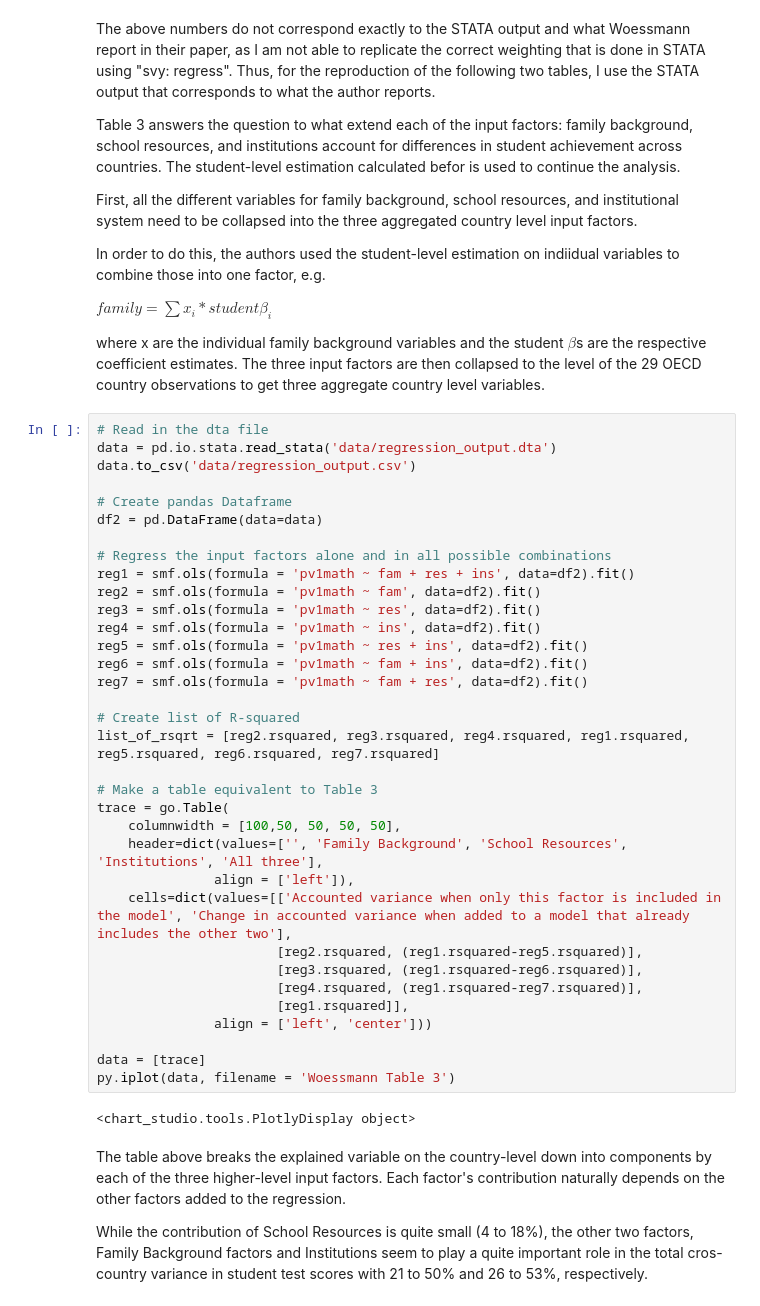
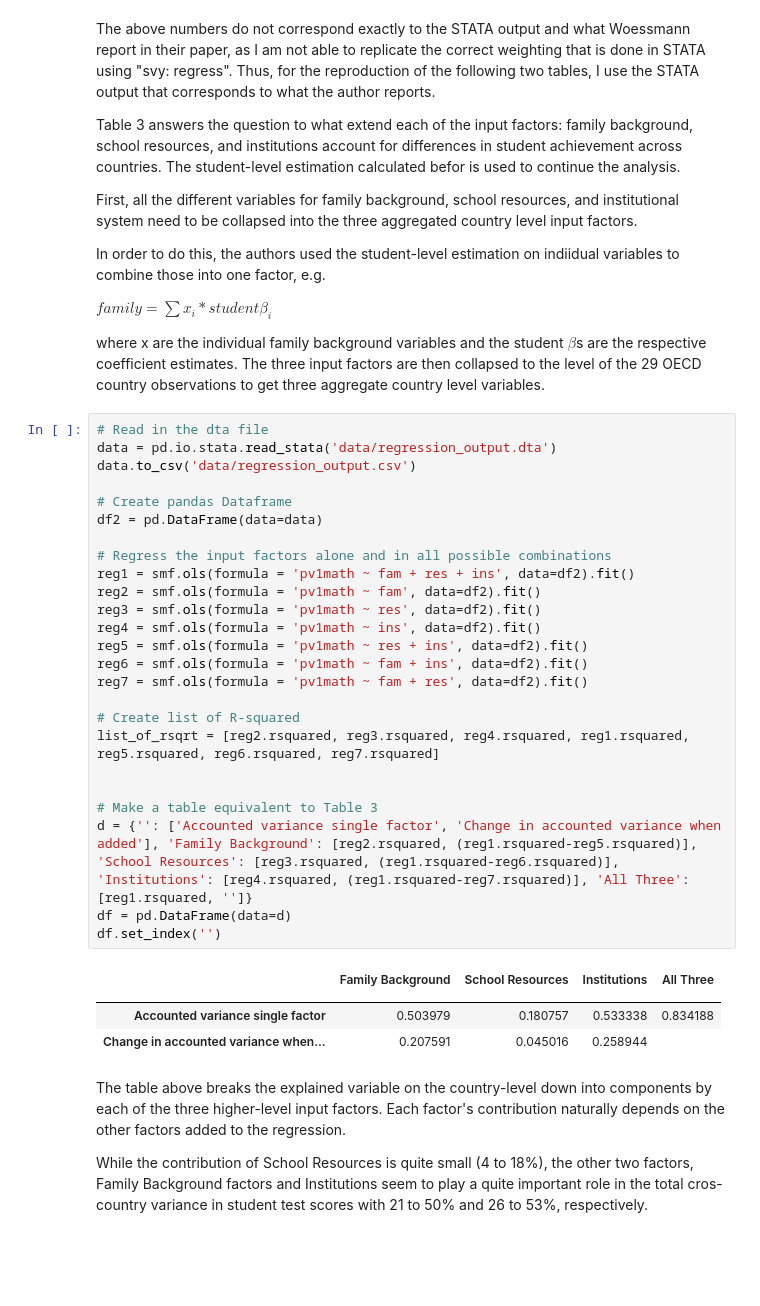
Before and after one commit to MVBrinker/student-project-ELJust, a Jupyter notebook: Woessmann_School_System.ipynb, the cells around one changed output. Drawn from its saved outputs; the diff is of its cells as text; blank space fills up the shorter version.

```diff
--- a/Woessmann_School_System.ipynb
+++ b/Woessmann_School_System.ipynb
@@ -261,39 +274,33 @@ The three input factors are then collapsed to the level of the 29 OECD country o
 # %%
 # Read in the dta file
 data = pd.io.stata.read_stata('data/regression_output.dta')
 data.to_csv('data/regression_output.csv')
 
 # Create pandas Dataframe
 df2 = pd.DataFrame(data=data)
 
 # Regress the input factors alone and in all possible combinations
 reg1 = smf.ols(formula = 'pv1math ~ fam + res + ins', data=df2).fit()
 reg2 = smf.ols(formula = 'pv1math ~ fam', data=df2).fit()
 reg3 = smf.ols(formula = 'pv1math ~ res', data=df2).fit()
 reg4 = smf.ols(formula = 'pv1math ~ ins', data=df2).fit()
 reg5 = smf.ols(formula = 'pv1math ~ res + ins', data=df2).fit()
 reg6 = smf.ols(formula = 'pv1math ~ fam + ins', data=df2).fit()
 reg7 = smf.ols(formula = 'pv1math ~ fam + res', data=df2).fit()
 
 # Create list of R-squared
 list_of_rsqrt = [reg2.rsquared, reg3.rsquared, reg4.rsquared, reg1.rsquared, reg5.rsquared, reg6.rsquared, reg7.rsquared]
 
+
 # Make a table equivalent to Table 3
-trace = go.Table(
-    columnwidth = [100,50, 50, 50, 50],
-    header=dict(values=['', 'Family Background', 'School Resources', 'Institutions', 'All three'],
-               align = ['left']),
-    cells=dict(values=[['Accounted variance when only this factor is included in the model', 'Change in accounted variance when added to a model that already includes the other two'],
-                       [reg2.rsquared, (reg1.rsquared-reg5.rsquared)],
-                       [reg3.rsquared, (reg1.rsquared-reg6.rsquared)],
-                       [reg4.rsquared, (reg1.rsquared-reg7.rsquared)],
-                       [reg1.rsquared]],
-               align = ['left', 'center']))
-
-data = [trace]
-py.iplot(data, filename = 'Woessmann Table 3')
+d = {'': ['Accounted variance single factor', 'Change in accounted variance when added'], 'Family Background': [reg2.rsquared, (reg1.rsquared-reg5.rsquared)], 'School Resources': [reg3.rsquared, (reg1.rsquared-reg6.rsquared)], 'Institutions': [reg4.rsquared, (reg1.rsquared-reg7.rsquared)], 'All Three':[reg1.rsquared, '']}
+df = pd.DataFrame(data=d)
+df.set_index('')
 # %% [output]
-<chart_studio.tools.PlotlyDisplay object>
+|  | Family Background | School Resources | Institutions | All Three |
+|  |  |  |  |  |
+| Accounted variance single factor | 0.503979 | 0.180757 | 0.533338 | 0.834188 |
+| Change in accounted variance when... | 0.207591 | 0.045016 | 0.258944 |  |
 # %% [markdown]
 The table above breaks the explained variable on the country-level down into components by each of the three higher-level input factors. Each factor's contribution naturally depends on the other factors added to the regression.
 
```
Also changed, not shown: parts of 5 cells of this notebook.
